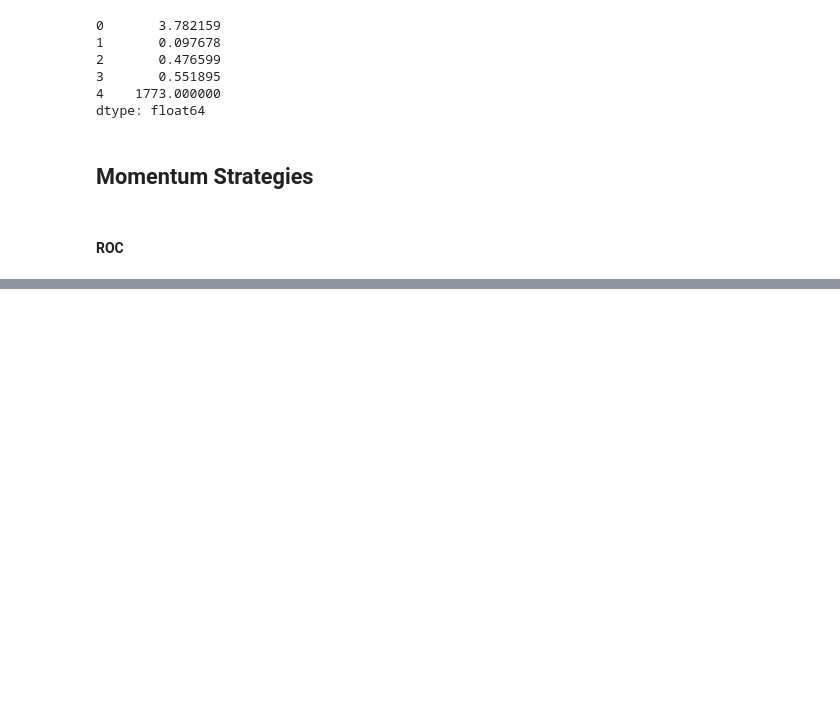
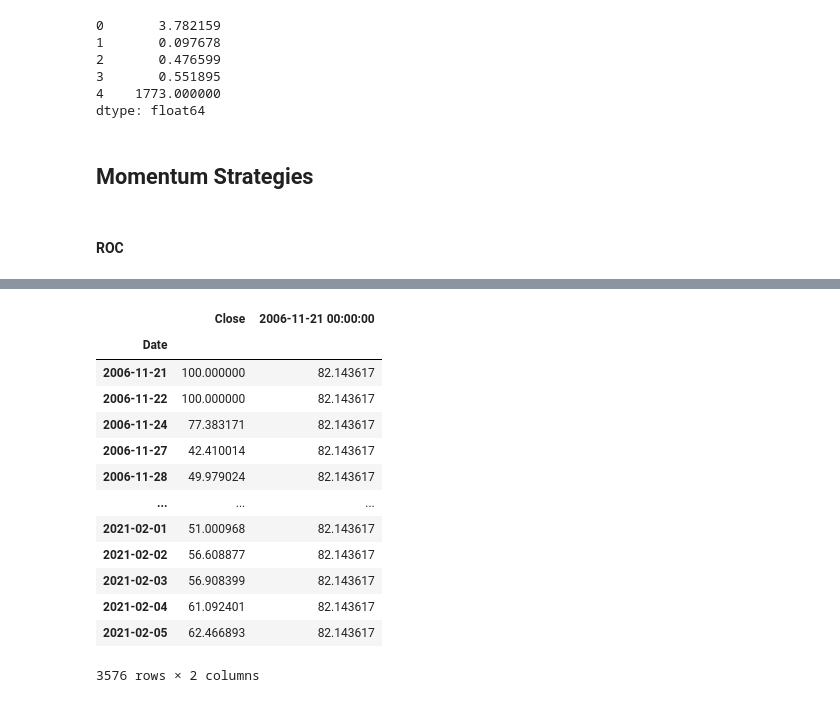
Before and after one commit to Gregtwl/GrpAssignment, a Jupyter notebook: Assignment.ipynb, the cells around one changed output, grey strips where cells are left out. Saved outputs shown, nothing was run; the diff lists cells and outputs as text; code cells hidden in the pictures; blank space fills up the shorter version.

```diff
--- a/Assignment.ipynb
+++ b/Assignment.ipynb
@@ -174,5 +162,7 @@ def annual_sharpe(returns):
 # %%
-def RSI(series, period):
+## RSI
+
+def generate_RSI(series, period):
 
     delta = series.diff().dropna()
 
@@ -515,0 +538,18 @@ Name: MA20, Length: 3590, dtype: float64
+# %%
+rsi_data = spy_data_close.copy()
+generate_RSI(rsi_data, 14)
+# %% [output]
+|  | Close | 2006-11-21 00:00:00 |
+| Date |  |  |
+| 2006-11-21 | 100.000000 | 82.143617 |
+| 2006-11-22 | 100.000000 | 82.143617 |
+| 2006-11-24 | 77.383171 | 82.143617 |
+| 2006-11-27 | 42.410014 | 82.143617 |
+| 2006-11-28 | 49.979024 | 82.143617 |
+| ... | ... | ... |
+| 2021-02-01 | 51.000968 | 82.143617 |
+| 2021-02-02 | 56.608877 | 82.143617 |
+| 2021-02-03 | 56.908399 | 82.143617 |
+| 2021-02-04 | 61.092401 | 82.143617 |
+| 2021-02-05 | 62.466893 | 82.143617 |
+3576 rows × 2 columns
```
Also changed, not shown: parts of 19 cells of this notebook.
